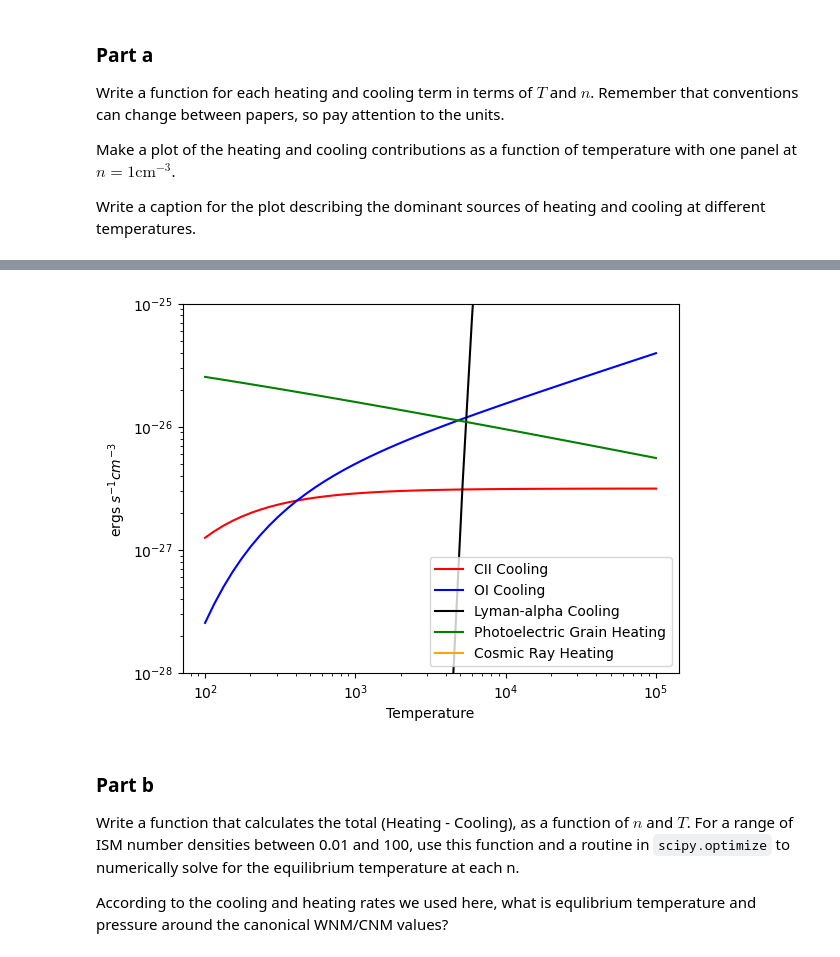
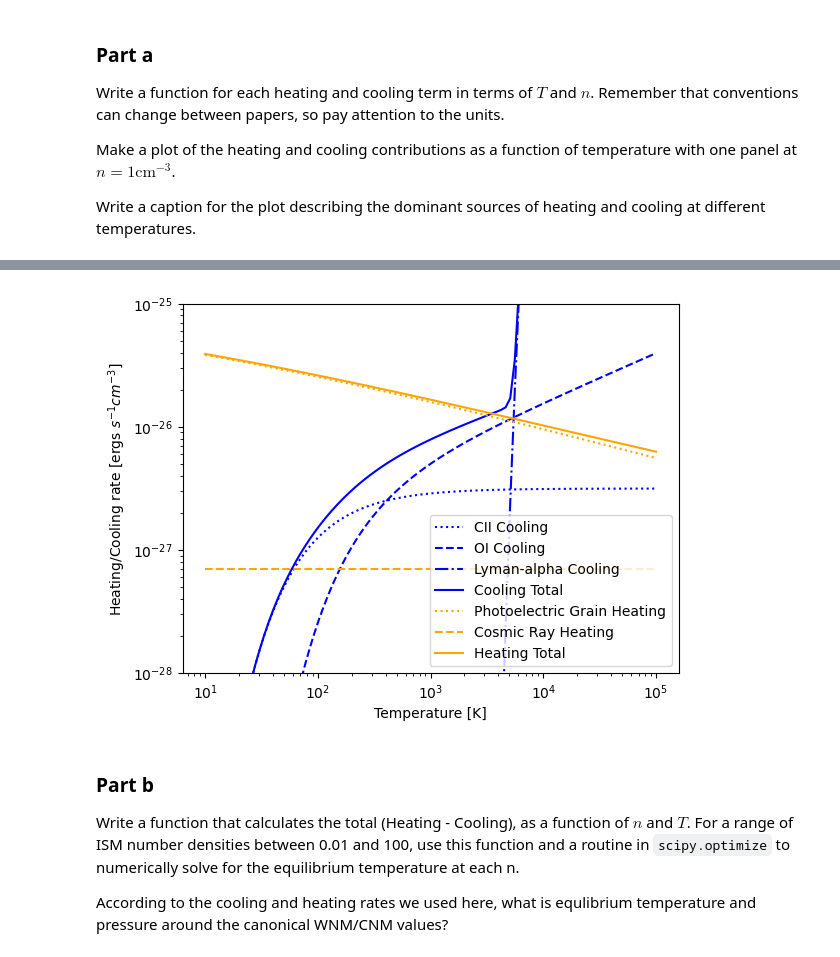
Before and after one commit to akuznetsova/spf-2024, a Jupyter notebook: w2/submissions/HW2-[THEODORE EDWARDS].ipynb, the cells around one changed output, grey strips where cells are left out. Drawn from its saved outputs; the diff is of its cells as text; code cells hidden in the pictures.

```diff
--- a/w2/submissions/HW2-[THEODORE EDWARDS].ipynb
+++ b/w2/submissions/HW2-[THEODORE EDWARDS].ipynb
@@ -272,28 +302,23 @@ def CosmicRayheat(T,n):
 # %%
-T = np.logspace(2,5)
-n = 1
+Ts = np.logspace(1,5,100)
+ns = 1
 
-CIIcooling = n**2 * CII(T)
-OIcooling = n**2 * OI(T)
-LyAlphacooling = n**2 * LyAlphaCool(T,n)
-PEGheating = PEGheat(T,n)
-CRheating = CosmicRayheat(T,n)
-
-
-plot(T, CIIcooling, color='red', label='CII Cooling')
-plot(T, OIcooling, color='blue', label='OI Cooling')
-plot(T, LyAlphacooling, color='black', label='Lyman-alpha Cooling')
-plot(T, PEGheating, color='green', label='Photoelectric Grain Heating')
-plot(CRheating, color='orange', label='Cosmic Ray Heating')
+plot(Ts, CII(Ts,ns), color='blue', ls='dotted', label='CII Cooling')
+plot(Ts, OI(Ts,ns), color='blue', ls='dashed', label='OI Cooling')
+plot(Ts, LyAlphaCool(Ts,ns), color='blue', ls='-.', label='Lyman-alpha Cooling')
+plot(Ts, cooling(Ts,ns), color='blue', label='Cooling Total')
+plot(Ts, PEGheat(Ts,ns), color='orange', ls='dotted', label='Photoelectric Grain Heating')
+plot(Ts, CosmicRayheat(Ts,ns), color='orange', ls='dashed', label='Cosmic Ray Heating')
+plot(Ts, heating(Ts,ns), color='orange', label='Heating Total')
 xscale("log")
 yscale("log")
-xlabel('Temperature')
-ylabel("ergs $s^{-1} cm^{-3}$ ")
+xlabel('Temperature [K]')
+ylabel("Heating/Cooling rate [ergs $s^{-1} cm^{-3}$] ")
 ylim(1e-28,1e-25)
 legend()
 show()
 # %% [output]
-[figure, old version]
+[figure, new version]
 # %% [markdown]
 ### Part b
 
```
Also changed, not shown: parts of 9 cells of this notebook.
